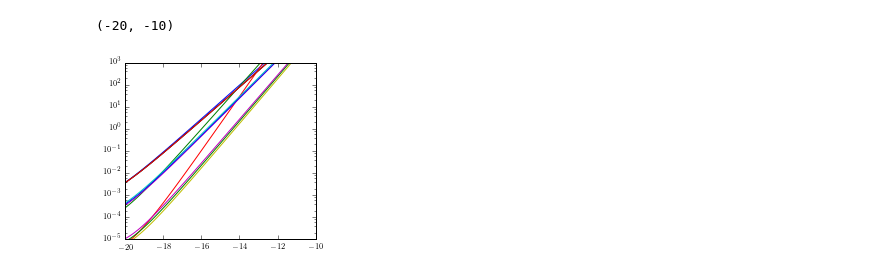
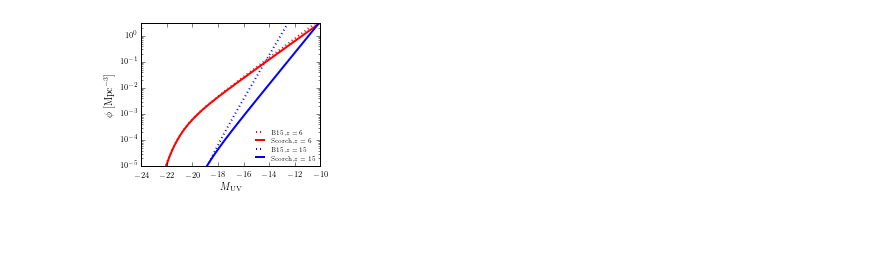
Before and after one commit to laynep/tau_calc_reion, a Jupyter notebook: data_postprocessing.ipynb, the cells around one changed output. Cells and saved outputs as stored; diff of their text form; code cells hidden in the pictures; blank space fills up the shorter version.

Commit message:
new file:   README 	modified:   data_postprocessing.ipynb

```diff
--- a/data_postprocessing.ipynb
+++ b/data_postprocessing.ipynb
@@ -290,7 +376,7 @@ for name in name_list:
 
     corner.corner(to_plot,
                            figure=fig,
-                           labels=[r'$f_8  $', r'$\alpha$', r'$C_\mathrm{HII}$',
+                           labels=[r'$f_8  $', r'$\beta$', r'$C_\mathrm{HII}$',
                                    r'$\Omega_b h^2$',r'$\Omega_m h^2$'],
                            levels=[0.68,0.95],
                            #range = ranger,
@@ -355,7 +441,7 @@ name_list_B15 = ['chain_power_TTTEEE_Bouwens_tauonly_xiion_dMSFdz.dat',
             ]
 
 colors = ['r','b','g']
-labels = [r'$\mathrm{TT,TE,EE+lowP\ (2015)}$',r'$\mathrm{TT+lens+BAO\ (2015)}$',r'$\mathrm{TT,TE,EE+lowP\ (2016)}$']
+labels = [r'$\mathrm{TT,TE,EE+lowP\ (2015)}$',r'$\mathrm{TT+lens+BAO\ (2015)}$',r'$\mathrm{lowE\ (2016)}$']
 
 
 inch_size = 2*246.0/72.0
@@ -439,7 +525,7 @@ plt.setp(ax6.get_yticklabels(), visible=False)
 plt.setp(ax7.get_yticklabels(), visible=False)
 
 ax4.set_xlabel(r'$f_8$')
-ax5.set_xlabel(r'$\alpha$')
+ax5.set_xlabel(r'$\beta$')
 ax6.set_xlabel(r'$\log_{10} \xi_\mathrm{ion}$')
 ax7.set_xlabel(r'$dM_\mathrm{SF}/dz$')
 
@@ -467,7 +553,7 @@ ax1.legend(loc='upper right',
           ncol=1,
            numpoints=1,
           frameon=False,
-          bbox_to_anchor=(0.75, 1.2), bbox_transform=ax.transAxes)
+          bbox_to_anchor=(1.0, 1.75), bbox_transform=ax7.transAxes)
 
 save=True
 if save:
@@ -901,7 +1159,7 @@ if save:
 direct='/Users/laynep/work/reionization/importance_sampler/python_implementation/'
 
 inch_size = 246.0/72.0
-fig = plt.figure(figsize=(1.0*inch_size, 1.5*inch_size*golden_mean))
+fig = plt.figure(figsize=(1.0*inch_size, 1.25*inch_size*golden_mean))
 
 ax1 = fig.add_subplot(111)
 #ax2 = fig.add_subplot(132)
@@ -914,34 +1172,70 @@ plt.rcParams.update(params)
 def mag_to_lumin(mag):
     """Converts AB magnitude to luminosity."""
     conv_factor = 4.345e20
-    return conv_factor*10.0**(-mag/2.5)
+    return conv_factor*np.exp(-mag/2.5)
+
+    #conv_factor = 4.487e20
+    #return conv_factor*10**(-mag/2.5)
 
 
 def GLF_Schecter(M,phi_star,M_star,alpha):
     L_star = mag_to_lumin(M_star)
     L = mag_to_lumin(M)
-    return phi*((L/L_star)**alpha)*np.exp(L/L_star)
+    #return phi*((L/L_star)**alpha)*np.exp(-L/L_star)
 
-M_list = np.linspace(-22.0,-10.0,100)
-z=[6.0, 10.0, 15.0]
+    x = 10.0**(0.4*(M_star - M))
+    return 0.4*np.log(10)*phi_star*(x)**(1.0+alpha)*np.exp(-x)
+
+M_list = np.linspace(-24.0,-10.0,200)
+z=[6.0,  15.0]
 #z=[15.0]
 
-data_list = ['schecter_params_Bouwens.txt','schecter_params.txt',
-             'schecter_params_om=0.30_h0=0.70_sig8=0.80.txt','schecter_params_om=0.30_h0=0.70_sig8=0.82.txt']
+data_list = ['schecter_params_Bouwens.txt',
+             #'schecter_params.txt',
+             #'schecter_params_om=0.30_h0=0.70_sig8=0.80.txt',
+             'schecter_params_om=0.30_h0=0.70_sig8=0.82.txt']
 
 for name in data_list:
     data = np.loadtxt(direct+'schecter_params/'+ name)
 
     glf = map(lambda x: interp.interp1d(data[:,0], x), [y for y in data[:,1:].T])
 
-    schecter_list = np.array([[x(z0) for x in glf] for z0 in z])
+    #schecter_list = np.array([[x(z0) for x in glf] for z0 in z])
 
-    for x in schecter_list:
-        phi, M, alpha, MSF = x
-        print phi, M, alpha, MSF
-        ax1.plot(M_list,GLF_Schecter(M_list,phi,M,alpha))
+    #for x in schecter_list:
+    phi, M, alpha, MSF = [x(6.0) for x in glf]
+    if 'Bouwens' in name:
+        plot1, = ax1.plot(M_list,GLF_Schecter(M_list,phi,M,alpha),linewidth=2.0,color='r',linestyle='dotted')
+    else:
+        plot2, = ax1.plot(M_list,GLF_Schecter(M_list,phi,M,alpha),linewidth=2.0,color='r',linestyle='-')
+
+    phi, M, alpha, MSF = [x(15.0) for x in glf]
+    if 'Bouwens' in name:
+        plot3, = ax1.plot(M_list,GLF_Schecter(M_list,phi,M,alpha),linewidth=2.0,color='b',linestyle='dotted')
+    else:
+        plot4, = ax1.plot(M_list,GLF_Schecter(M_list,phi,M,alpha),linewidth=2.0,color='b',linestyle='-')
+
 
 ax1.set_yscale('log')
-ax1.set_ylim([1e-5,1e3])
-ax1.set_xlim([-20,-10])
+
+ax1.set_ylim([1e-5,3e0])
+ax1.set_xlim([-24,-10])
+
+ax1.set_ylabel(r'$\phi \; [\mathrm{Mpc}^{-3}]$')
+ax1.set_xlabel(r'$M_\mathrm{UV}$')
+
+legend2 = ax1.legend([plot1,plot2,plot3,plot4],
+           [r'$\mathrm{B15,} z=6$', r'$\mathrm{Scorch,} z=6$',r'$\mathrm{B15,} z=15$',r'$\mathrm{Scorch,} z=15$'],
+          loc='lower right',
+          fontsize=6,
+          ncol=1,
+           numpoints=2,
+          frameon=False)
+
+plt.tight_layout()
+
+save=True
+if save:
+    direct='/Users/laynep/work/papers/reionization/plots/'
+    plt.savefig(direct+'GLF_compare.pdf')
 # %% [output]
@@ -960,5 +1242,4 @@ ax1.set_xlim([-20,-10])
-(-20, -10)
-[figure, old version]
+[figure, new version]
 # %%
 #Q volume and 21cm plots
 direct='/Users/laynep/work/reionization/importance_sampler/python_implementation/'
```
Also changed, not shown: parts of 15 cells of this notebook, 1 other file.
